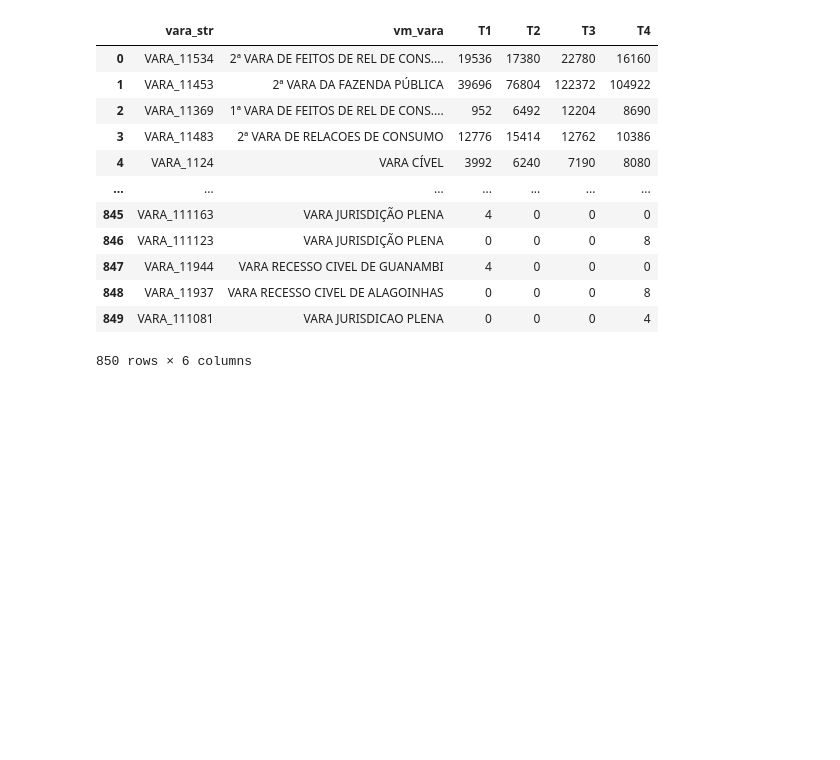
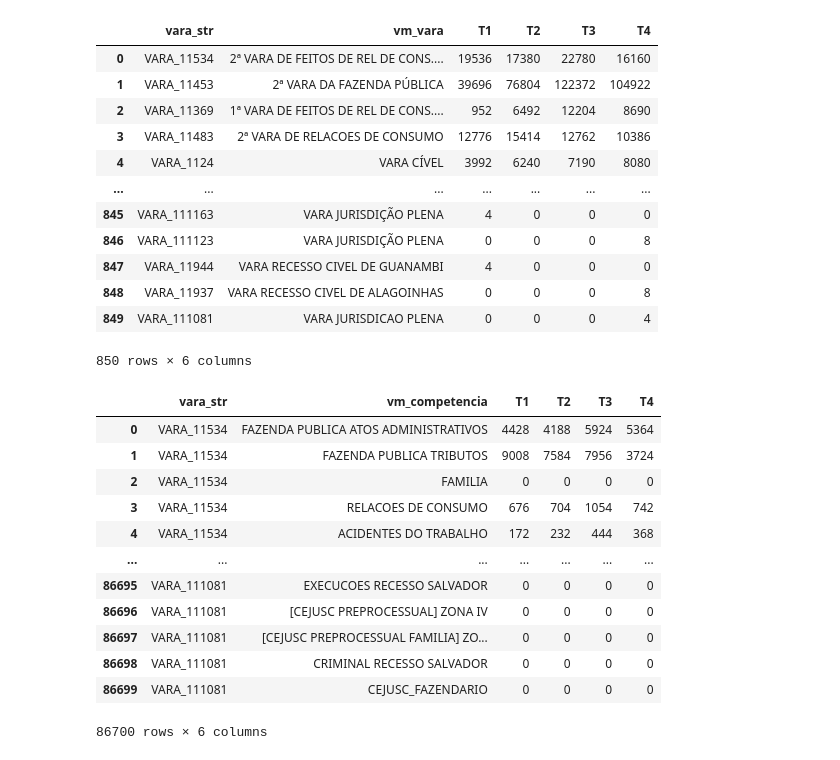
Before and after one commit to houstonsantos/max-jud-tjba, a Jupyter notebook: src/model_tcc/model.ipynb, the cells around one changed output. Drawn from its saved outputs; the diff is of its cells as text; code cells hidden in the pictures; blank space fills up the shorter version.

```diff
--- a/src/model_tcc/model.ipynb
+++ b/src/model_tcc/model.ipynb
@@ -613,53 +667,47 @@ C_j
 | 849 | VARA_111081 | VARA JURISDICAO PLENA | 0 | 0 | 0 | 4 |
 850 rows × 6 columns
 # %%
-# Demanda por Vara e Natureza (D_jk)
+# Criando df com demanda por vara e competencia (D_jk)
 D_jk = df_tjba_fil[['vara_str']].drop_duplicates().reset_index(drop=True)
 vara = df_tjba_fil[['vm_competencia']].drop_duplicates().reset_index(drop=True)
 D_jk = D_jk.merge(vara, how='cross')
 
+# Criar lookup table
+lookup_q1 = df_tjba_fil[
+    df_tjba_fil['vm_dt_movimento'].dt.quarter == 1
+].set_index(['vara_str', 'vm_competencia'])['pje_vl_peso_processual'].groupby(level=[0,1]).sum()
+
+lookup_q2 = df_tjba_fil[
+    df_tjba_fil['vm_dt_movimento'].dt.quarter == 2
+].set_index(['vara_str', 'vm_competencia'])['pje_vl_peso_processual'].groupby(level=[0,1]).sum()
+
+lookup_q3 = df_tjba_fil[
+    df_tjba_fil['vm_dt_movimento'].dt.quarter == 3
+].set_index(['vara_str', 'vm_competencia'])['pje_vl_peso_processual'].groupby(level=[0,1]).sum()
+
+lookup_q4 = df_tjba_fil[
+    df_tjba_fil['vm_dt_movimento'].dt.quarter == 4
+].set_index(['vara_str', 'vm_competencia'])['pje_vl_peso_processual'].groupby(level=[0,1]).sum()
+
+# Transform usando map no índice combinado
 # Criando produtivedade ponderada para 1º trimestre
-D_jk['T1'] = D_jk.apply(
-    lambda linha: df_tjba_fil.loc[
-        (df_tjba_fil['vara_str'] == linha['vara_str']) &
-        (df_tjba_fil['vm_competencia'] == linha['vm_competencia']) &
-        (df_tjba_fil['vm_dt_movimento'].dt.quarter == 1),
-        'pje_vl_peso_processual'
-	].sum(),
-    axis=1
-)
-
-#
-D_jk['T2'] = D_jk.apply(
-    lambda linha: df_tjba_fil.loc[
-        (df_tjba_fil['vara_str'] == linha['vara_str']) &
-        (df_tjba_fil['vm_competencia'] == linha['vm_competencia']) &
-        (df_tjba_fil['vm_dt_movimento'].dt.quarter == 2),
-        'pje_vl_peso_processual'
-	].sum(),
-    axis=1
-)
-
-#
-D_jk['T3'] = D_jk.apply(
-    lambda linha: df_tjba_fil.loc[
-        (df_tjba_fil['vara_str'] == linha['vara_str']) &
-        (df_tjba_fil['vm_competencia'] == linha['vm_competencia']) &
-        (df_tjba_fil['vm_dt_movimento'].dt.quarter == 3),
-        'pje_vl_peso_processual'
-	].sum(),
-    axis=1
-)
-
-#
-D_jk['T4'] = D_jk.apply(
-    lambda linha: df_tjba_fil.loc[
-        (df_tjba_fil['vara_str'] == linha['vara_str']) &
-        (df_tjba_fil['vm_competencia'] == linha['vm_competencia']) &
-        (df_tjba_fil['vm_dt_movimento'].dt.quarter == 4),
-        'pje_vl_peso_processual'
-	].sum(),
-    axis=1
-)
+D_jk['T1'] = pd.MultiIndex.from_arrays([D_jk['vara_str'], D_jk['vm_competencia']]).map(lookup_q1).fillna(0)
+D_jk['T2'] = pd.MultiIndex.from_arrays([D_jk['vara_str'], D_jk['vm_competencia']]).map(lookup_q2).fillna(0)
+D_jk['T3'] = pd.MultiIndex.from_arrays([D_jk['vara_str'], D_jk['vm_competencia']]).map(lookup_q3).fillna(0)
+D_jk['T4'] = pd.MultiIndex.from_arrays([D_jk['vara_str'], D_jk['vm_competencia']]).map(lookup_q4).fillna(0)
 
 D_jk
+# %% [output]
+|  | vara_str | vm_competencia | T1 | T2 | T3 | T4 |
+| 0 | VARA_11534 | FAZENDA PUBLICA ATOS ADMINISTRATIVOS | 4428 | 4188 | 5924 | 5364 |
+| 1 | VARA_11534 | FAZENDA PUBLICA TRIBUTOS | 9008 | 7584 | 7956 | 3724 |
+| 2 | VARA_11534 | FAMILIA | 0 | 0 | 0 | 0 |
+| 3 | VARA_11534 | RELACOES DE CONSUMO | 676 | 704 | 1054 | 742 |
+| 4 | VARA_11534 | ACIDENTES DO TRABALHO | 172 | 232 | 444 | 368 |
+| ... | ... | ... | ... | ... | ... | ... |
+| 86695 | VARA_111081 | EXECUCOES RECESSO SALVADOR | 0 | 0 | 0 | 0 |
+| 86696 | VARA_111081 | [CEJUSC PREPROCESSUAL] ZONA IV | 0 | 0 | 0 | 0 |
+| 86697 | VARA_111081 | [CEJUSC PREPROCESSUAL FAMILIA] ZO... | 0 | 0 | 0 | 0 |
+| 86698 | VARA_111081 | CRIMINAL RECESSO SALVADOR | 0 | 0 | 0 | 0 |
+| 86699 | VARA_111081 | CEJUSC_FAZENDARIO | 0 | 0 | 0 | 0 |
+86700 rows × 6 columns
```
Also changed, not shown: parts of 9 cells of this notebook, 2 other files.
